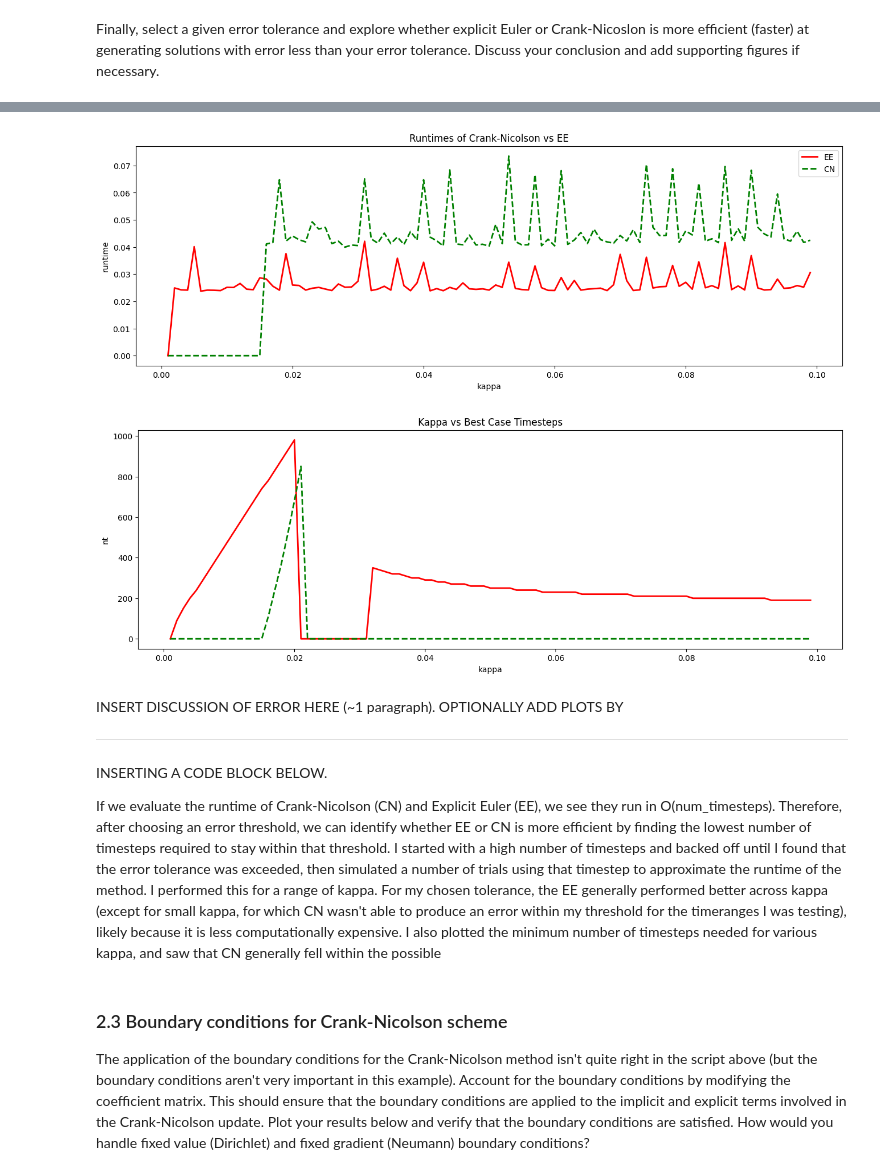
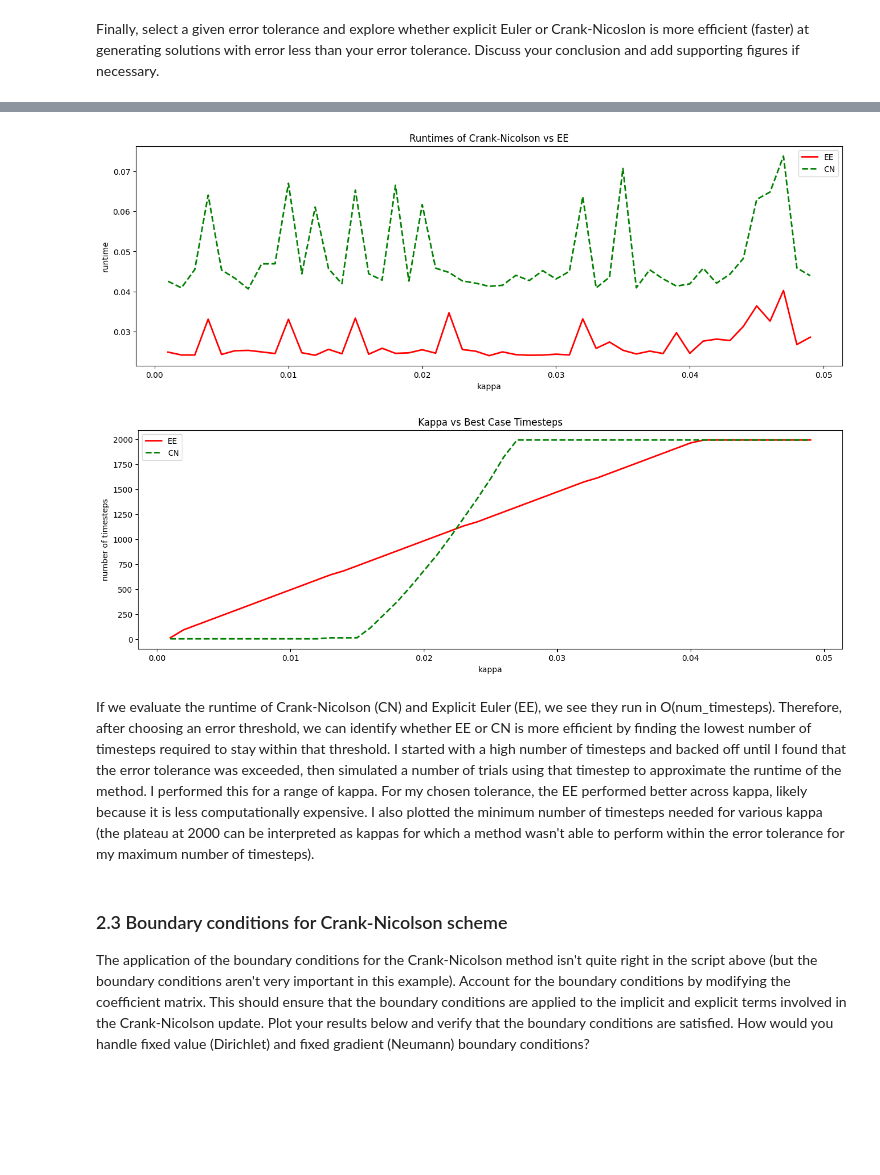
Before and after one commit to johnryantaylor/QCES, a Jupyter notebook: Project1_numerical_methods.ipynb, the cells around one changed output, grey strips where cells are left out. Saved outputs shown, nothing was run; the diff lists cells and outputs as text; code cells hidden in the pictures; blank space fills up the shorter version.

```diff
--- a/Project1_numerical_methods.ipynb
+++ b/Project1_numerical_methods.ipynb
@@ -420,12 +420,12 @@ Finally, select a given error tolerance and explore whether explicit Euler or Cr
 error_tolerance = 0.1
 num_trials_for_runtime = 5
 
-min_timestep = 10
-max_timestep = 1000
+min_timestep = 2
+max_timestep = 2000
 timestep_step_size = 10
 
 min_kappa = .001
-max_kappa = .1
+max_kappa = .05
 kappa_step_size = .001
 # %%
 def get_error(final_timestep, exact_solution):
@@ -507,28 +548,23 @@ plt.legend()
 
 plt.show()
 # %% [output]
-[figure, old version]
+[figure, new version]
 # %%
 plt.figure(figsize=(16, 5))
 
 plt.plot(kappas, ee_nts, 'r', label='EE', linewidth=2)
 plt.xlabel('kappa')
-plt.ylabel('nt')
+plt.ylabel('number of timesteps')
 plt.title('Kappa vs Best Case Timesteps')
 
 plt.plot(kappas, cn_nts, 'g--', label='CN', linewidth=2)
+plt.legend()
 
 plt.show()
 # %% [output]
-[figure, old version]
+[figure, new version]
 # %% [markdown]
-INSERT DISCUSSION OF ERROR HERE (~1 paragraph).  OPTIONALLY ADD PLOTS BY
-
----
-
-INSERTING A CODE BLOCK BELOW.
-
-If we evaluate the runtime of Crank-Nicolson (CN) and Explicit Euler (EE), we see they run in O(num_timesteps). Therefore, after choosing an error threshold, we can identify whether EE or CN is more efficient by finding the lowest number of timesteps required to stay within that threshold. I started with a high number of timesteps and backed off until I found that the error tolerance was exceeded, then simulated a number of trials using that timestep to approximate the runtime of the method. I performed this for a range of kappa. For my chosen tolerance, the EE generally performed better across kappa (except for small kappa, for which CN wasn't able to produce an error within my threshold for the timeranges I was testing), likely because it is less computationally expensive. I also plotted the minimum number of timesteps needed for various kappa, and saw that CN generally fell within the possible
+If we evaluate the runtime of Crank-Nicolson (CN) and Explicit Euler (EE), we see they run in O(num_timesteps). Therefore, after choosing an error threshold, we can identify whether EE or CN is more efficient by finding the lowest number of timesteps required to stay within that threshold. I started with a high number of timesteps and backed off until I found that the error tolerance was exceeded, then simulated a number of trials using that timestep to approximate the runtime of the method. I performed this for a range of kappa. For my chosen tolerance, the EE performed better across kappa, likely because it is less computationally expensive. I also plotted the minimum number of timesteps needed for various kappa (the plateau at 2000 can be interpreted as kappas for which a method wasn't able to perform within the error tolerance for my maximum number of timesteps).
 # %% [markdown]
 ### 2.3 Boundary conditions for Crank-Nicolson scheme
 <a id='section2pt3'></a>
```
Also changed, not shown: parts of 6 cells of this notebook.
